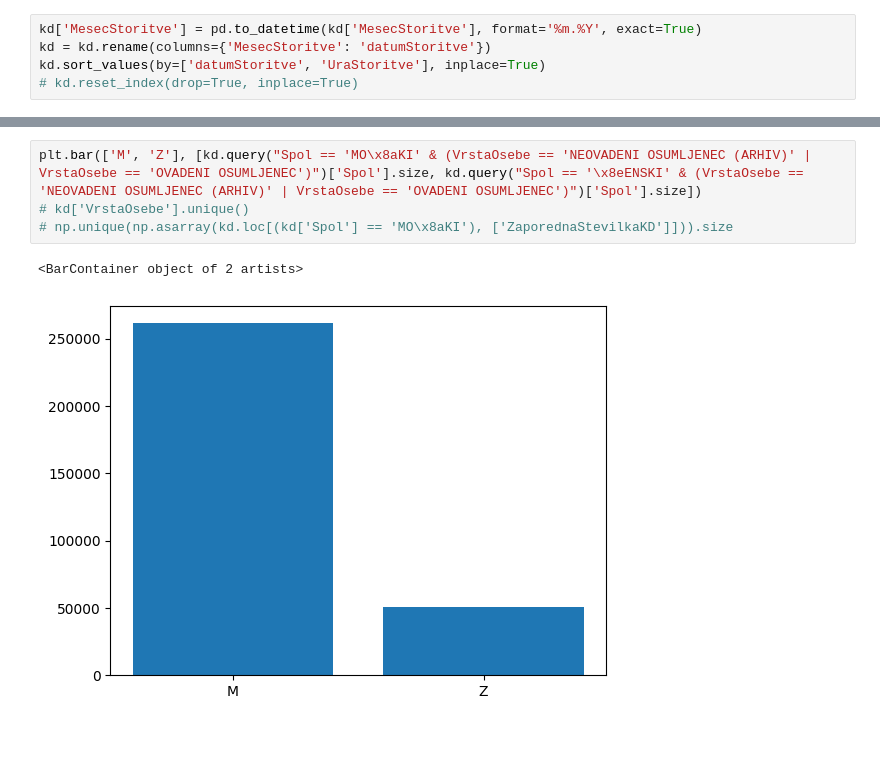
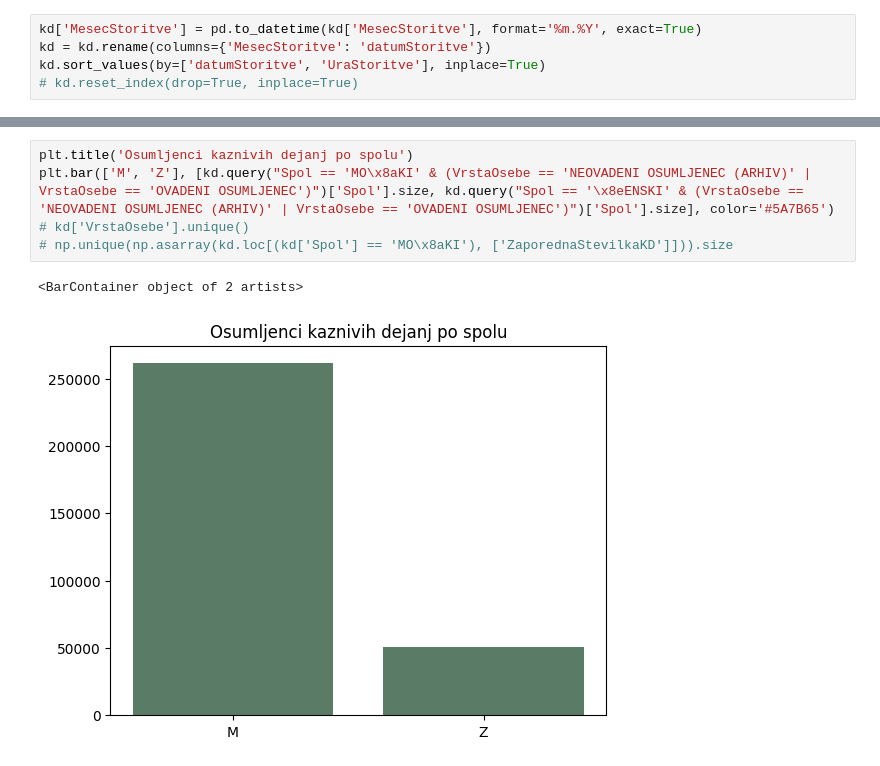
Before and after one commit to andrazadamic/PR22SPAPAAMJ, a Jupyter notebook: seminarska.ipynb, the cells around one changed output, grey strips where cells are left out. Cells and saved outputs as stored; diff of their text form; blank space fills up the shorter version.

```diff
--- a/seminarska.ipynb
+++ b/seminarska.ipynb
@@ -49,7 +53,8 @@ plt.bar(range(2010, 2020), dan)
 # %%
-plt.bar(['M', 'Z'], [kd.query("Spol == 'MO\x8aKI' & (VrstaOsebe == 'NEOVADENI OSUMLJENEC (ARHIV)' | VrstaOsebe == 'OVADENI OSUMLJENEC')")['Spol'].size, kd.query("Spol == '\x8eENSKI' & (VrstaOsebe == 'NEOVADENI OSUMLJENEC (ARHIV)' | VrstaOsebe == 'OVADENI OSUMLJENEC')")['Spol'].size])
+plt.title('Osumljenci kaznivih dejanj po spolu')
+plt.bar(['M', 'Z'], [kd.query("Spol == 'MO\x8aKI' & (VrstaOsebe == 'NEOVADENI OSUMLJENEC (ARHIV)' | VrstaOsebe == 'OVADENI OSUMLJENEC')")['Spol'].size, kd.query("Spol == '\x8eENSKI' & (VrstaOsebe == 'NEOVADENI OSUMLJENEC (ARHIV)' | VrstaOsebe == 'OVADENI OSUMLJENEC')")['Spol'].size], color='#5A7B65')
 # kd['VrstaOsebe'].unique()
 # np.unique(np.asarray(kd.loc[(kd['Spol'] == 'MO\x8aKI'), ['ZaporednaStevilkaKD']])).size
 # %% [output]
 <BarContainer object of 2 artists>
-[figure, old version]
+[figure, new version]
```
Also changed, not shown: parts of 6 cells of this notebook.
